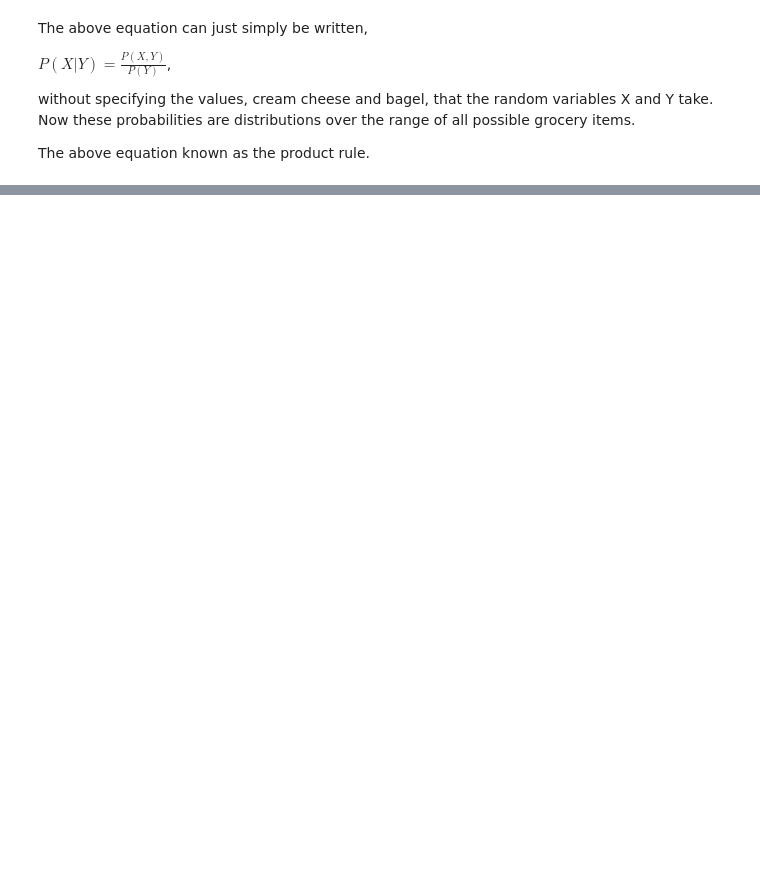
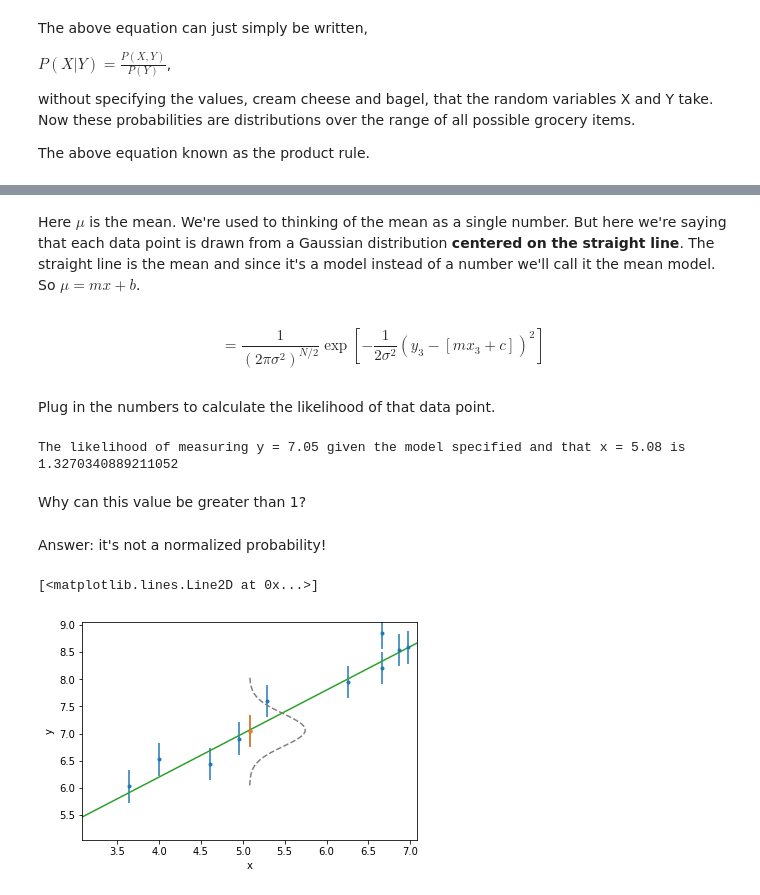
Before and after one commit to RuthAngus/Probabilistic-inference-tutorial, a Jupyter notebook: Bayesian_inference_tutorial.ipynb, the cells around one changed output, grey strips where cells are left out. Cells and saved outputs as stored; diff of their text form; code cells hidden in the pictures; blank space fills up the shorter version.

```diff
--- a/Bayesian_inference_tutorial.ipynb
+++ b/Bayesian_inference_tutorial.ipynb
@@ -74,0 +289,32 @@ The above equation known as the product rule.
+# %% [markdown]
+Here $\mu$ is the mean. We're used to thinking of the mean as a single number. But here we're saying that each data point is drawn from a Gaussian distribution __centered on the straight line__. The straight line is the mean and since it's a model instead of a number we'll call it the mean model. So $\mu = mx + b$.
+# %% [markdown]
+$$ = \frac{1}{(2\pi\sigma^2)^{N/2}}\exp\left[-\frac{1}{2\sigma^2}(y_3 - [mx_3 + c])^2 \right]$$
+# %% [markdown]
+Plug in the numbers to calculate the likelihood of that data point.
+# %%
+mean = m*x[3] + c
+print("The likelihood of measuring y = {0:.3} given the model specified and that x = {1:.3} is".format(y[3], x[3]),
+      Gauss(mean, sigma, y[3]))
+# %% [output]
+The likelihood of measuring y = 7.05 given the model specified and that x = 5.08 is 1.3270340889211052
+# %% [markdown]
+Why can this value be greater than 1?
+# %% [markdown]
+Answer: it's not a normalized probability!
+# %%
+plt.errorbar(x, y, yerr=yerr, fmt=".")
+plt.errorbar(x[3], y[3], yerr[3], fmt=".")  # highlight one data point in orange
+
+xplot = np.linspace(0, 10, 100)
+plt.plot(xplot, m*xplot + c)
+plt.xlabel("x")
+plt.ylabel("y")
+plt.xlim(x[3]-2, x[3]+2)
+plt.ylim(y[3]-2, y[3]+2)
+
+yplot = np.linspace(y[3]-1, y[3]+1, 100)
+plt.plot((Gauss((m*x[3] + c), sigma, yplot))*.5 + x[3], yplot, ".5", ls="--")
+# %% [output]
+[<matplotlib.lines.Line2D at 0x...>]
+[figure, added]
```
Also changed, not shown: parts of 65 cells of this notebook.
